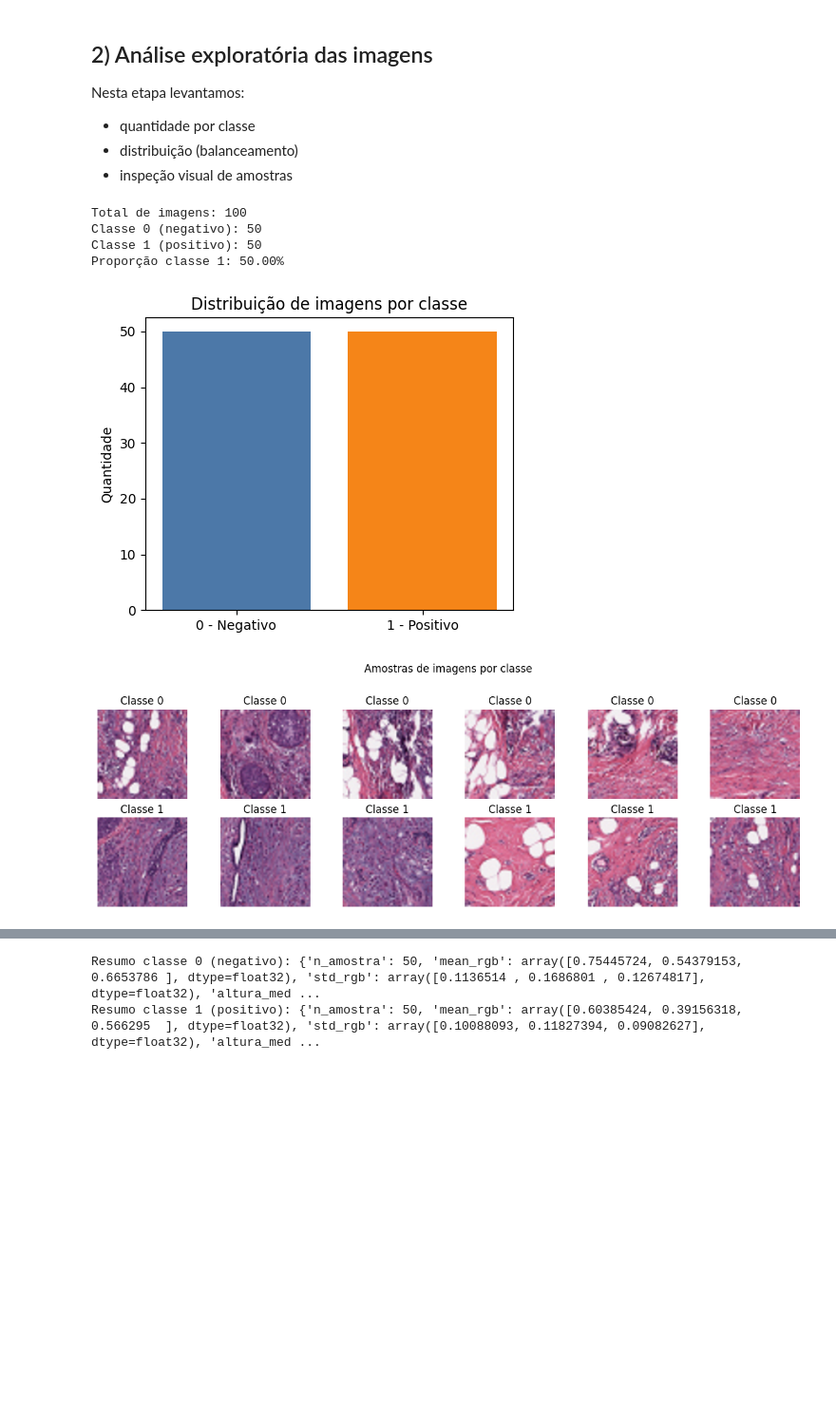
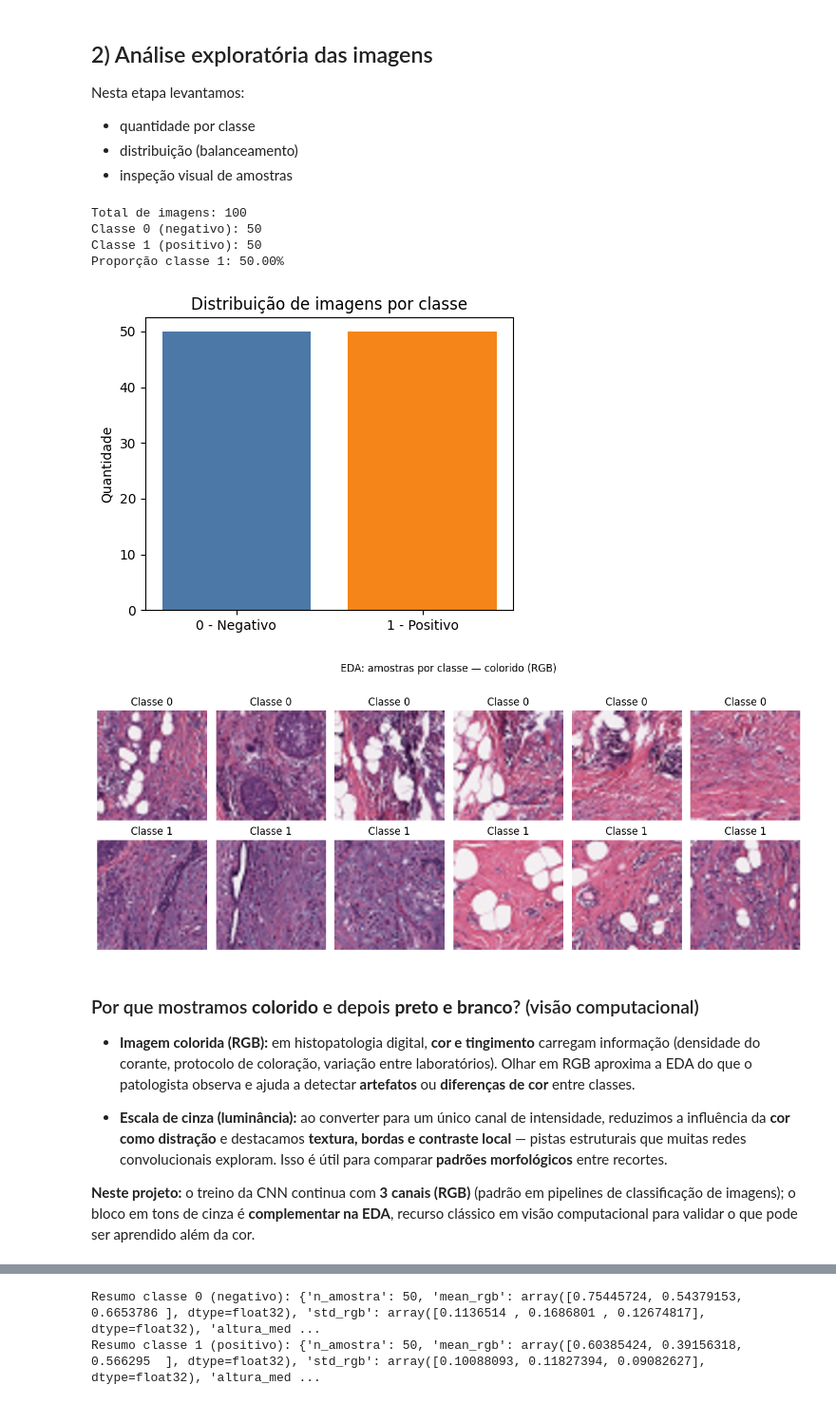
Before and after one commit to KelvinRgnz/Tech-Challenge-FIAP, a Jupyter notebook: nootebook/image_trial.ipynb, the cells around one changed output, grey strips where cells are left out. Shown at 95% size. Drawn from its saved outputs; the diff is of its cells as text; code cells hidden in the pictures; blank space fills up the shorter version.

```diff
--- a/nootebook/image_trial.ipynb
+++ b/nootebook/image_trial.ipynb
@@ -78,42 +90,84 @@ Nesta etapa levantamos:
 # %%
 files_0 = sorted([p for p in CLASS0_DIR.iterdir() if p.is_file()])
 files_1 = sorted([p for p in CLASS1_DIR.iterdir() if p.is_file()])
 
 count_0 = len(files_0)
 count_1 = len(files_1)
 total = count_0 + count_1
 
 print(f"Total de imagens: {total}")
 print(f"Classe 0 (negativo): {count_0}")
 print(f"Classe 1 (positivo): {count_1}")
 print(f"Proporção classe 1: {count_1/total:.2%}")
 
 # Gráfico de distribuição por classe
 plt.figure(figsize=(5, 4))
 plt.bar(["0 - Negativo", "1 - Positivo"], [count_0, count_1], color=["#4C78A8", "#F58518"])
 plt.title("Distribuição de imagens por classe")
 plt.ylabel("Quantidade")
 plt.show()
 
-# Inspeção visual de amostras por classe
-sample_0 = files_0[:6]
-sample_1 = files_1[:6]
+from IPython.display import display, Markdown
 
-plt.figure(figsize=(12, 4))
-for i, f in enumerate(sample_0 + sample_1):
-    img = Image.open(f).convert("RGB").resize(IMG_SIZE)
-    ax = plt.subplot(2, 6, i + 1)
-    plt.imshow(img)
-    label = 0 if i < 6 else 1
-    plt.title(f"Classe {label}")
-    plt.axis("off")
-plt.suptitle("Amostras de imagens por classe", y=1.02)
+# 1) Inspeção em COR (RGB): tingimento e aparência "como na lâmina"
+N_SHOW = 6
+sample_0 = files_0[:N_SHOW]
+sample_1 = files_1[:N_SHOW]
+
+fig, axes = plt.subplots(2, N_SHOW, figsize=(2 * N_SHOW, 5))
+for j, f in enumerate(sample_0):
+    img = np.asarray(Image.open(f).convert("RGB").resize(IMG_SIZE), dtype=np.uint8)
+    axes[0, j].imshow(img)
+    axes[0, j].set_title("Classe 0")
+    axes[0, j].axis("off")
+for j, f in enumerate(sample_1):
+    img = np.asarray(Image.open(f).convert("RGB").resize(IMG_SIZE), dtype=np.uint8)
+    axes[1, j].imshow(img)
+    axes[1, j].set_title("Classe 1")
+    axes[1, j].axis("off")
+axes[0, 0].set_ylabel("Negativo (0)", fontsize=11)
+axes[1, 0].set_ylabel("Positivo (1)", fontsize=11)
+plt.suptitle("EDA: amostras por classe — colorido (RGB)", y=1.02)
 plt.tight_layout()
 plt.show()
+
+display(
+    Markdown(
+        "### Por que mostramos **colorido** e depois **preto e branco**? (visão computacional)\n\n"
+        "- **Imagem colorida (RGB):** em histopatologia digital, **cor e tingimento** carregam informação (densidade do corante, protocolo de coloração, variação entre laboratórios). Olhar em RGB aproxima a EDA do que o patologista observa e ajuda a detectar **artefatos** ou **diferenças de cor** entre classes.\n\n"
+        "- **Escala de cinza (luminância):** ao converter para um único canal de intensidade, reduzimos a influência da **cor como distração** e destacamos **textura, bordas e contraste local** — pistas estruturais que muitas redes convolucionais exploram. Isso é útil para comparar **padrões morfológicos** entre recortes.\n\n"
+        "**Neste projeto:** o treino da CNN continua com **3 canais (RGB)** (padrão em pipelines de classificação de imagens); o bloco em tons de cinza é **complementar na EDA**, recurso clássico em visão computacional para validar o que pode ser aprendido além da cor."
+    )
+)
+
+# 2) Mesmas amostras em PRETO E BRANCO (L): ênfase em textura/contraste
+fig, axes = plt.subplots(2, N_SHOW, figsize=(2 * N_SHOW, 5))
+for j, f in enumerate(sample_0):
+    img = np.asarray(Image.open(f).convert("L").resize(IMG_SIZE), dtype=np.uint8)
+    axes[0, j].imshow(img, cmap="gray", vmin=0, vmax=255)
+    axes[0, j].set_title("Classe 0")
+    axes[0, j].axis("off")
+for j, f in enumerate(sample_1):
+    img = np.asarray(Image.open(f).convert("L").resize(IMG_SIZE), dtype=np.uint8)
+    axes[1, j].imshow(img, cmap="gray", vmin=0, vmax=255)
+    axes[1, j].set_title("Classe 1")
+    axes[1, j].axis("off")
+axes[0, 0].set_ylabel("Negativo (0)", fontsize=11)
+axes[1, 0].set_ylabel("Positivo (1)", fontsize=11)
+plt.suptitle("EDA: mesmas amostras — escala de cinza (luminância)", y=1.02)
+plt.tight_layout()
+plt.show()
 # %% [output]
 Total de imagens: 100
 Classe 0 (negativo): 50
 Classe 1 (positivo): 50
 Proporção classe 1: 50.00%
 [figure]
-[figure, old version]
+[figure, new version]
+### Por que mostramos **colorido** e depois **preto e branco**? (visão computacional)
+
+- **Imagem colorida (RGB):** em histopatologia digital, **cor e tingimento** carregam informação (densidade do corante, protocolo de coloração, variação entre laboratórios). Olhar em RGB aproxima a EDA do que o patologista observa e ajuda a detectar **artefatos** ou **diferenças de cor** entre classes.
+
+- **Escala de cinza (luminância):** ao converter para um único canal de intensidade, reduzimos a influência da **cor como distração** e destacamos **textura, bordas e contraste local** — pistas estruturais que muitas redes convolucionais exploram. Isso é útil para comparar **padrões morfológicos** entre recortes.
+
+**Neste projeto:** o treino da CNN continua com **3 canais (RGB)** (padrão em pipelines de classificação de imagens); o bloco em tons de cinza é **complementar na EDA**, recurso clássico em visão computacional para validar o que pode ser aprendido além da cor.
```
Also changed, not shown: parts of 12 cells of this notebook, 1 other file.
